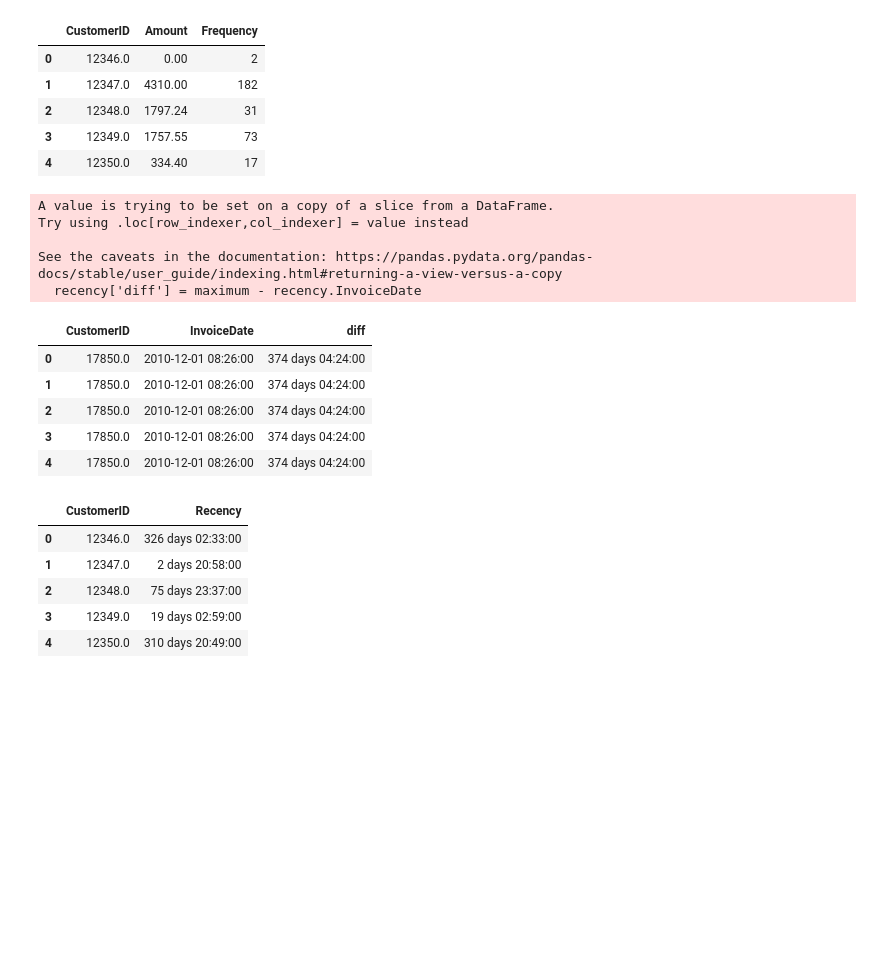
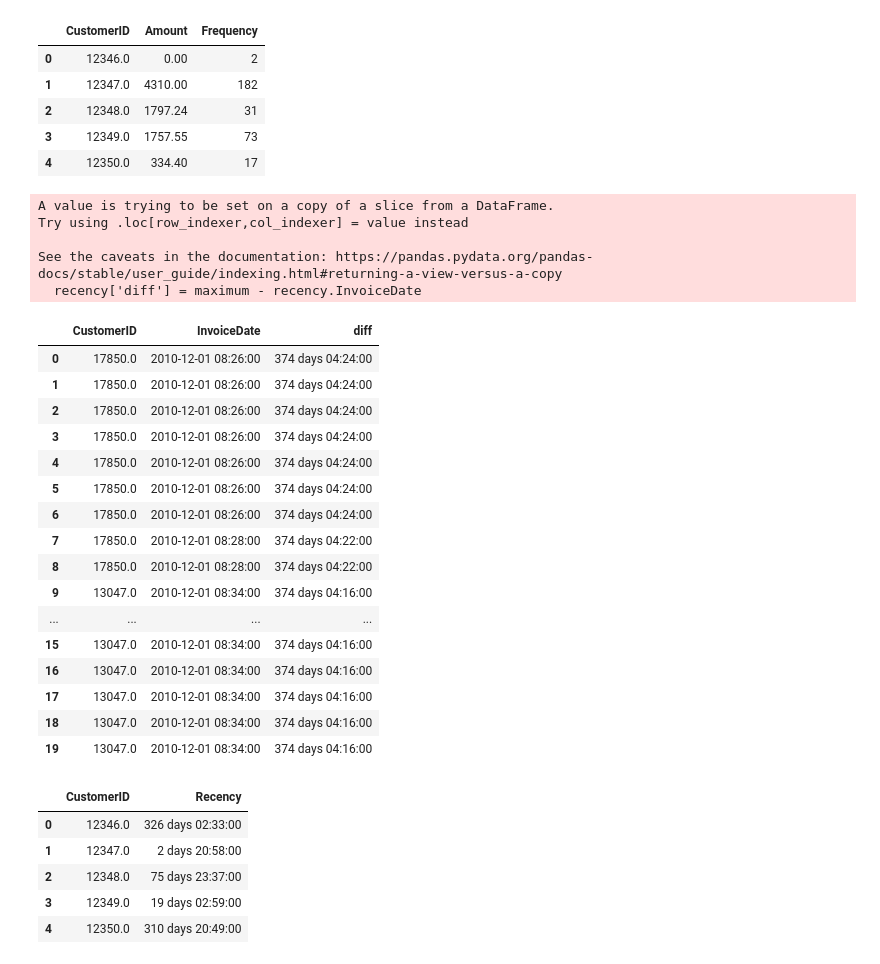
Before and after one commit to mShesha/DSTraining, a Jupyter notebook: Module_9/Clustering/Clustering.ipynb, the cells around one changed output. Saved outputs shown, nothing was run; the diff lists cells and outputs as text; code cells hidden in the pictures; blank space fills up the shorter version.

```diff
--- a/Module_9/Clustering/Clustering.ipynb
+++ b/Module_9/Clustering/Clustering.ipynb
@@ -129,22 +154,33 @@ master.head()
 # %%
 #Generating recency function
 recency  = order_wise[['CustomerID','InvoiceDate']]
 maximum = max(recency.InvoiceDate)
 maximum = maximum + pd.DateOffset(days=1)
 recency['diff'] = maximum - recency.InvoiceDate
-recency.head()
+recency.head(20)
 # %% [output]
 A value is trying to be set on a copy of a slice from a DataFrame.
 Try using .loc[row_indexer,col_indexer] = value instead
 
 See the caveats in the documentation: https://pandas.pydata.org/pandas-docs/stable/user_guide/indexing.html#returning-a-view-versus-a-copy
   recency['diff'] = maximum - recency.InvoiceDate
 |  | CustomerID | InvoiceDate | diff |
 | 0 | 17850.0 | 2010-12-01 08:26:00 | 374 days 04:24:00 |
 | 1 | 17850.0 | 2010-12-01 08:26:00 | 374 days 04:24:00 |
 | 2 | 17850.0 | 2010-12-01 08:26:00 | 374 days 04:24:00 |
 | 3 | 17850.0 | 2010-12-01 08:26:00 | 374 days 04:24:00 |
 | 4 | 17850.0 | 2010-12-01 08:26:00 | 374 days 04:24:00 |
+| 5 | 17850.0 | 2010-12-01 08:26:00 | 374 days 04:24:00 |
+| 6 | 17850.0 | 2010-12-01 08:26:00 | 374 days 04:24:00 |
+| 7 | 17850.0 | 2010-12-01 08:28:00 | 374 days 04:22:00 |
+| 8 | 17850.0 | 2010-12-01 08:28:00 | 374 days 04:22:00 |
+| 9 | 13047.0 | 2010-12-01 08:34:00 | 374 days 04:16:00 |
+| ... | ... | ... | ... |
+| 15 | 13047.0 | 2010-12-01 08:34:00 | 374 days 04:16:00 |
+| 16 | 13047.0 | 2010-12-01 08:34:00 | 374 days 04:16:00 |
+| 17 | 13047.0 | 2010-12-01 08:34:00 | 374 days 04:16:00 |
+| 18 | 13047.0 | 2010-12-01 08:34:00 | 374 days 04:16:00 |
+| 19 | 13047.0 | 2010-12-01 08:34:00 | 374 days 04:16:00 |
 # %%
 #Dataframe merging by recency
 df = pd.DataFrame(recency.groupby('CustomerID').agg({'diff': ['min']}))
```
Also changed, not shown: parts of 14 cells of this notebook, 2 other files.
